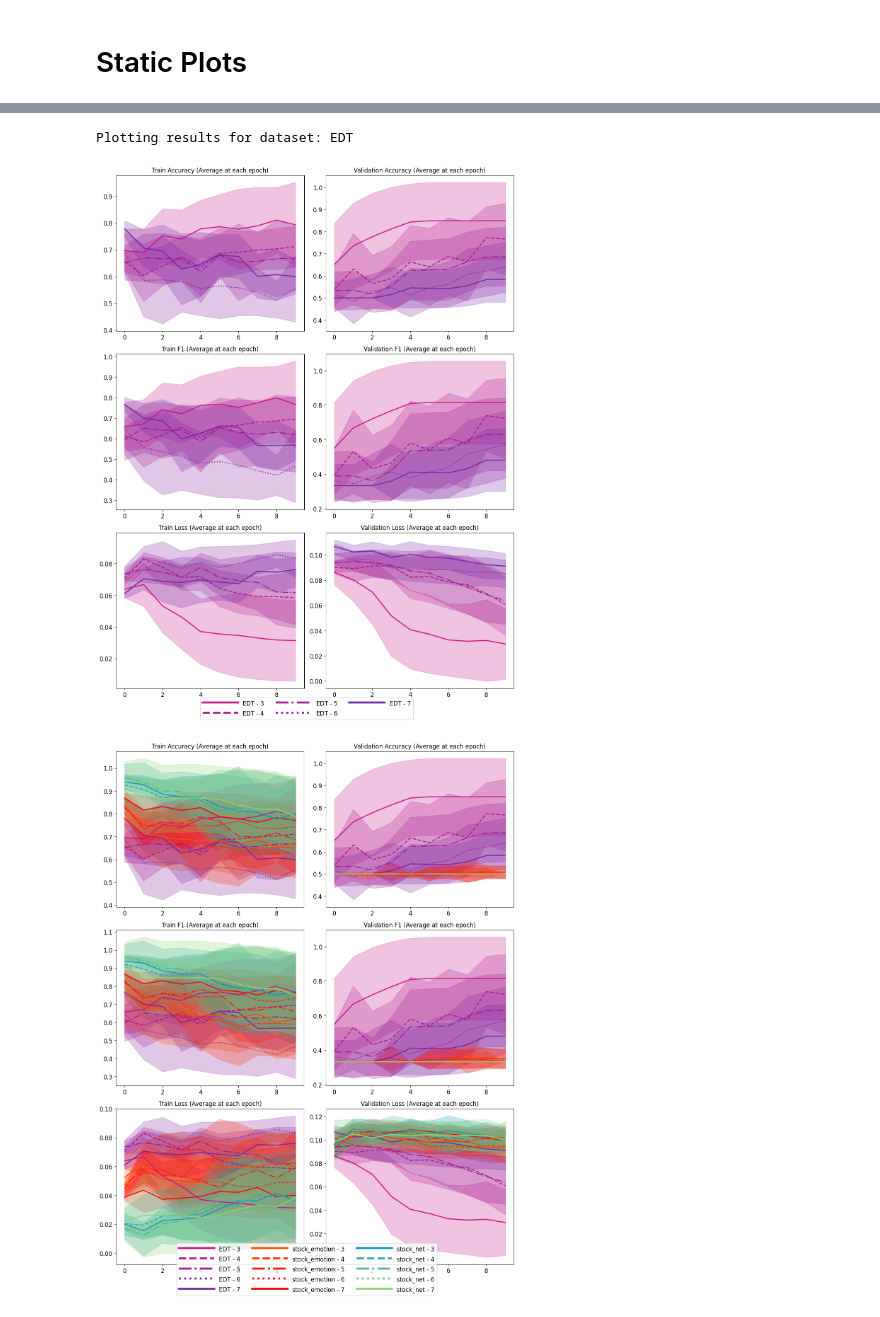
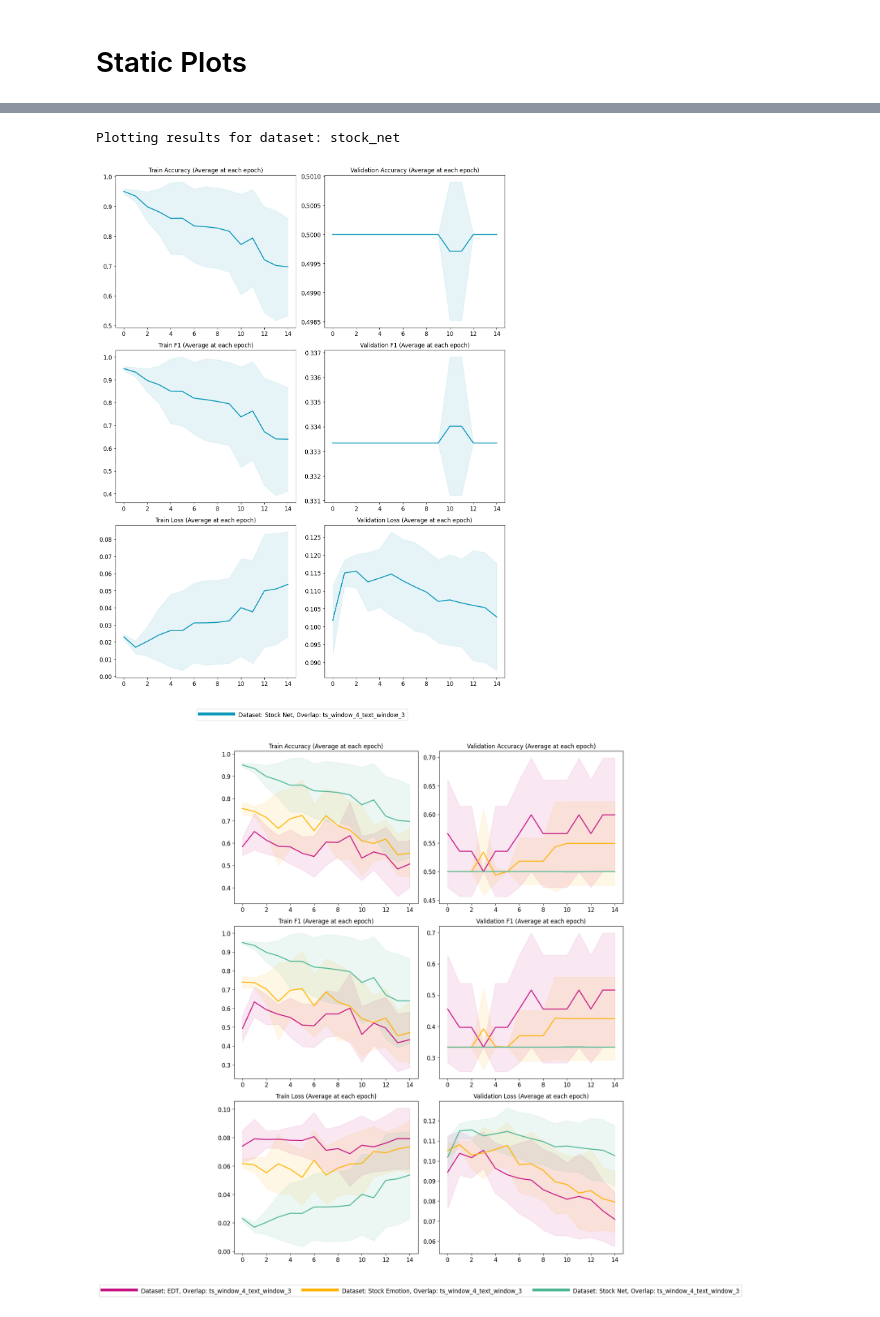
Before and after one commit to ArgyleR/honours-fin-sentiment, a Jupyter notebook: pivot_analytics.ipynb, the cells around one changed output, grey strips where cells are left out. Saved outputs shown, nothing was run; the diff lists cells and outputs as text; code cells hidden in the pictures.

```diff
--- a/pivot_analytics.ipynb
+++ b/pivot_analytics.ipynb
@@ -223,9 +7,10 @@ import numpy as np
 import pandas as pd
 import matplotlib.pyplot as plt
 import seaborn as sns
+import pdb
 
 # Load the JSON file data
-file_path = "./results/normalized/windows.json"
+file_path = "./results/epsilon_transdis/final_training.json"
 with open(file_path, "r") as file:
     data = json.load(file)
 
@@ -278,7 +63,7 @@ import matplotlib.colors as mcolors
 
 color_sets = {
     # Gradient from dark green to light green for 'stock_net'
-    'stock_net': ['#0d98ba', '#2da7a7', '#4eb794', '#6ec681', '#8fd66e', '#b0e65b', '#d0f548', '#f1ff35', '#ffff1a', '#ffff00'],
+    'stock_net': ['#0d98ba', '#2da7a7', '#4eb794', '#6ec681'],# '#8fd66e', '#b0e65b', '#d0f548', '#f1ff35', '#ffff1a', '#ffff00'],
 
     #['#0d98ba', '#2ea2a8', '#4fae95', '#70ba83', '#91c670', '#b2d25d', '#d3de4b', '#f4ea38', '#fce41e', '#adff2f'],
 
@@ -287,13 +72,13 @@ color_sets = {
       #             '#338000', '#66b32d', '#99e64d'],
 
     # Gradient from dark purple to light purple for 'EDT'
-    'EDT': ['#c71585', '#b2198d', '#9e1d96', '#8a229e', '#7626a7', '#612aaf', '#4d2eb8', '#3932c0', '#2437c9', '#8a2be2'],
+    'EDT': ['#c71585', '#b2198d', '#9e1d96', '#8a229e'],# '#7626a7', '#612aaf', '#4d2eb8', '#3932c0', '#2437c9', '#8a2be2'],
     #['#4B0082', '#4B0082', '#4B0082', '#4B0082',
     #         '#9370DB', '#9370DB', '#9370DB', '#9370DB',
     #         '#6A0DAD', '#BA55D3', '#DDA0DD'],
 
     # Gradient from dark orange to pale red for 'stock_emotion'
-    'stock_emotion': ['#ffcc00', '#ffb300', '#ff9900', '#ff7f00', '#ff6600', '#ff4c00', '#ff3300', '#ff1900', '#ff0000', '#ff0000'],
+    'stock_emotion': ['#ffcc00', '#ffb300', '#ff9900', '#ff7f00'],# '#ff6600', '#ff4c00', '#ff3300', '#ff1900', '#ff0000', '#ff0000'],
         #['#ffcc00', '#ffb300', '#ff9900', '#ff7f00', '#ff6600', '#ff4c00', '#ff3300', '#ff1900', '#ff0000', '#ff0000'],
        #['#ffcc00', '#ffb800', '#ffa400', '#ff9100', '#ff7d00', '#ff6900', '#ff5500', '#ff4100', '#ff2d00', '#ff4500']
 
@@ -329,6 +114,7 @@ def plot_metrics_with_predefined_colors_and_styles(data, param_to_group_by='text
     unique_runs = {}
     param_values = []
 
+
     for entry in data:
         dataset_name = entry['dataset_params']['data_source']['name']
         dynamic_param_value = make_hashable(entry['dataset_params'].get(param_to_group_by) or entry['model_params'].get(param_to_group_by))
@@ -349,7 +135,10 @@ def plot_metrics_with_predefined_colors_and_styles(data, param_to_group_by='text
     legend_labels = []
     for idx, (run_key, runs) in enumerate(sorted(unique_runs.items(), key=lambda x: x[0])):  # Sort by dataset_name
         dataset_name, dynamic_param_value = run_key
-        legend_label = f"{dataset_name} - {dynamic_param_value}"
+        if dataset_name != 'EDT':
+            dataset_name_title = dataset_name.replace("_", " ").title()
+        else: dataset_name_title = dataset_name
+        legend_label = f"Dataset: {dataset_name_title}, Overlap: {dynamic_param_value}"#, {specific}"#{dataset_name.replace("_", " ")}
 
         # Get color variation from predefined list based on index of the run
         color = get_color_variations_improved(dataset_name, len(runs), idx)
@@ -365,7 +154,7 @@ def plot_metrics_with_predefined_colors_and_styles(data, param_to_group_by='text
             axes[i, 0].plot(stats[f'train_{metric}_mean'], label=f'{legend_label} (Train)', color=color, linestyle=line_style, alpha=1, linewidth=line_width)
             axes[i, 0].fill_between(range(len(stats[f'train_{metric}_mean'])),
                                     stats[f'train_{metric}_mean'] - stats[f'train_{metric}_std'],
-                                    stats[f'train_{metric}_mean'] + stats[f'train_{metric}_std'], alpha=0.25, color=color)
+                                    stats[f'train_{metric}_mean'] + stats[f'train_{metric}_std'], alpha=0.10, color=color)
             axes[i, 0].set_title(f'Train {metric.capitalize()} (Average at each epoch)', fontsize=font_size)
             axes[i, 0].tick_params(axis='both', which='major', labelsize=font_size)
 
@@ -373,7 +162,7 @@ def plot_metrics_with_predefined_colors_and_styles(data, param_to_group_by='text
             axes[i, 1].plot(stats[f'val_{metric}_mean'], label=f'{legend_label} (Val)', color=color, linestyle=line_style, alpha=1, linewidth=line_width)
             axes[i, 1].fill_between(range(len(stats[f'val_{metric}_mean'])),
                                     stats[f'val_{metric}_mean'] - stats[f'val_{metric}_std'],
-                                    stats[f'val_{metric}_mean'] + stats[f'val_{metric}_std'], alpha=0.25, color=color)
+                                    stats[f'val_{metric}_mean'] + stats[f'val_{metric}_std'], alpha=0.10, color=color)
             axes[i, 1].set_title(f'Validation {metric.capitalize()} (Average at each epoch)', fontsize=font_size)
             axes[i, 1].tick_params(axis='both', which='major', labelsize=font_size)
 
@@ -385,9 +174,10 @@ def plot_metrics_with_predefined_colors_and_styles(data, param_to_group_by='text
     plt.tight_layout(rect=[0, 0.1, 1, 0.95])  # Leave space at the bottom for the legend
 
     # Add one global legend at the bottom with correct colors and line styles
-    handles = [plt.Line2D([0], [0], color=color, linestyle=line_style, label=label, linewidth=line_width + 2) for label, color, line_style in legend_labels]
-    fig.legend(handles=handles, loc='lower center', ncol=3, bbox_to_anchor=(0.5, 0.07), fontsize=font_size,
-           handlelength=6, handleheight=1.5)
+    handles = [plt.Line2D([0], [0], color=color, linestyle=line_style, label=label, linewidth=line_width + 4) for label, color, line_style in legend_labels]
+
+    fig.legend(handles=handles, loc='lower center', ncol=3, bbox_to_anchor=(0.5, 0.05), fontsize=font_size,
+           handlelength=6, handleheight=1.5)#, title="Parameter: Projection Dimension")# + dataset_name_title)
 
     plt.show()
 
@@ -397,7 +187,8 @@ def plot_metrics_with_predefined_colors_and_styles(data, param_to_group_by='text
 def plot_for_each_dataset(data, param_to_group_by='text_aggregation_method'):
     # Get all unique dataset names
     unique_datasets = set(entry['dataset_params']['data_source']['name'] for entry in data)
-
+    for entry in data:
+        entry['dataset_params']["window_info"] = f"ts_window_{entry['dataset_params']['ts_window']}_text_window_{entry['dataset_params']['text_window']}"
     # Loop over each dataset
     for dataset_name in unique_datasets:
         # Filter the data for the current dataset
@@ -410,7 +201,7 @@ def plot_for_each_dataset(data, param_to_group_by='text_aggregation_method'):
         plot_metrics_with_predefined_colors_and_styles(filtered_data, param_to_group_by=param_to_group_by)
 
 # Running the looped plot function for each unique dataset
-param_to_group_by= 'text_window'
+param_to_group_by= 'window_info'
 plot_for_each_dataset(data, param_to_group_by=param_to_group_by)
 
 plot_metrics_with_predefined_colors_and_styles(data, param_to_group_by=param_to_group_by)
@@ -422,3 +213,3 @@ Plotting results for dataset: stock_net
-Plotting results for dataset: EDT
+Plotting results for dataset: stock_net
-[figure, old version]
+[figure, new version]
-[figure, old version]
+[figure, new version]
```
Also changed, not shown: parts of 6 cells of this notebook, 1 other file.
